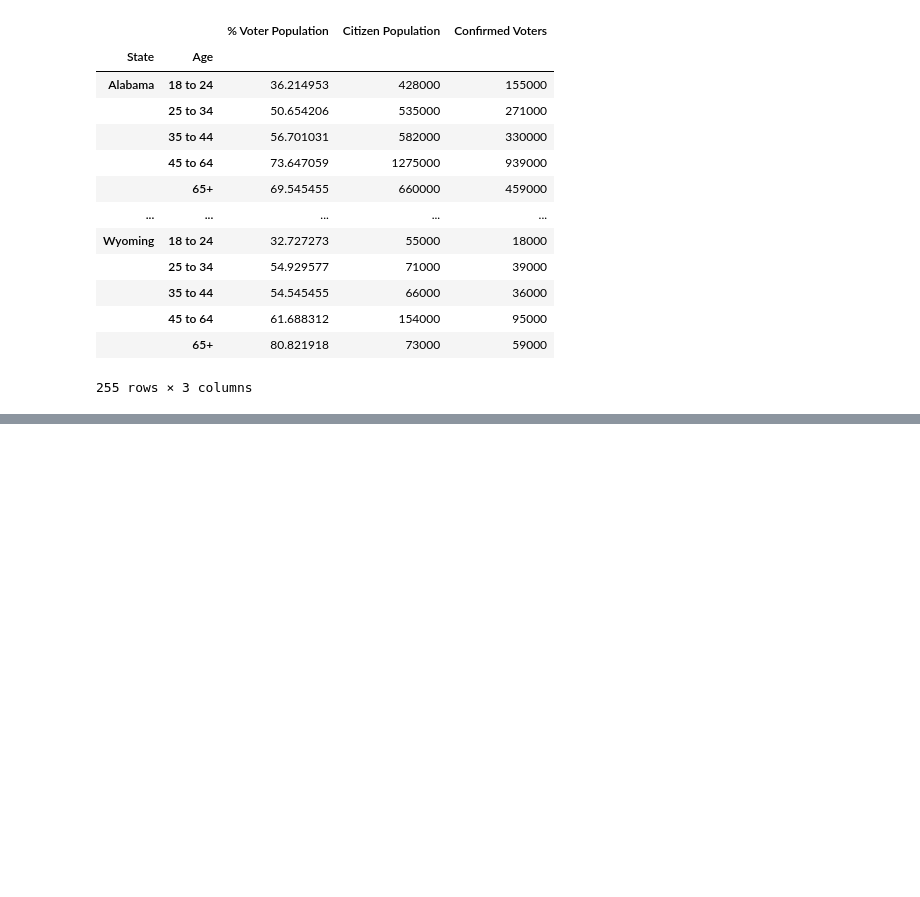
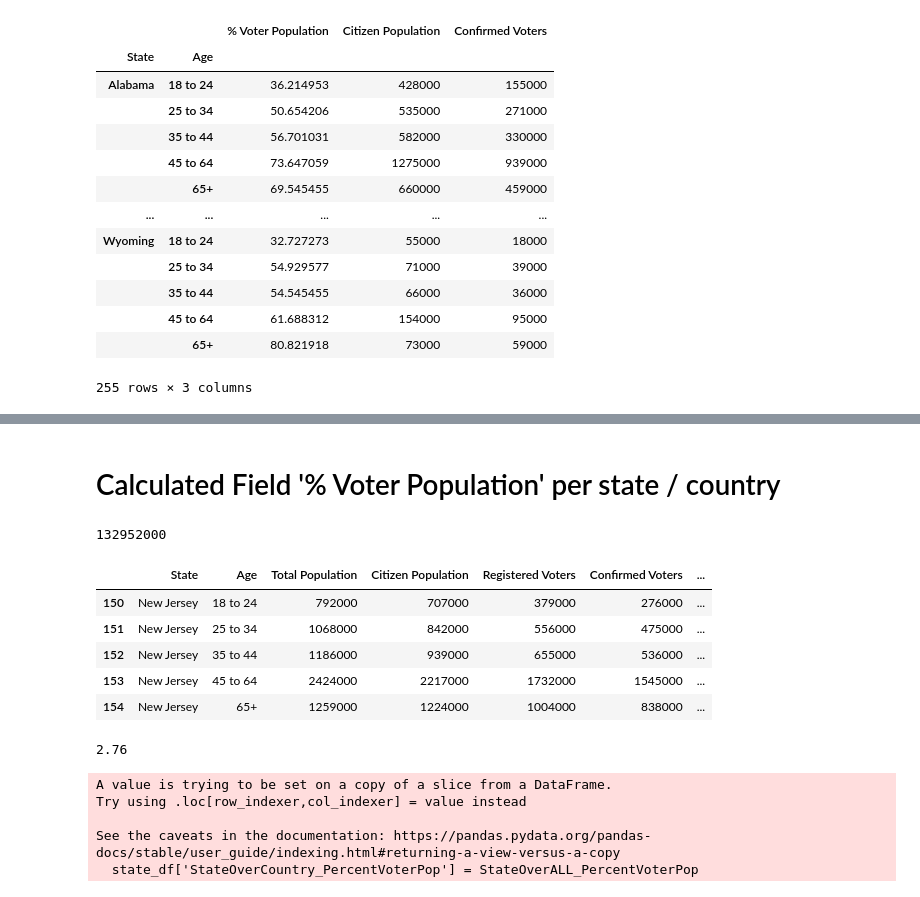
Before and after one commit to JeffreyAsuncion/Data_Analysis_2012_US_Voter_Data, a Jupyter notebook: US_Voter_2012.ipynb, the cells around one changed output, grey strips where cells are left out. Drawn from its saved outputs; the diff is of its cells as text; code cells hidden in the pictures; blank space fills up the shorter version.

```diff
--- a/US_Voter_2012.ipynb
+++ b/US_Voter_2012.ipynb
@@ -305,0 +341,18 @@ pivot2
+# %% [markdown]
+# Calculated Field '% Voter Population' per state / country
+# %%
+# 'Confirmed Voters' total
+
+Total_States_Voter_Population = df['Confirmed Voters'].sum()
+Total_States_Voter_Population
+# %% [output]
+132952000
+# %%
+df[df['State'] == 'New Jersey']
+# %% [output]
+|  | State | Age | Total Population | Citizen Population | Registered Voters | Confirmed Voters | ... |
+| 150 | New Jersey | 18 to 24 | 792000 | 707000 | 379000 | 276000 | ... |
+| 151 | New Jersey | 25 to 34 | 1068000 | 842000 | 556000 | 475000 | ... |
+| 152 | New Jersey | 35 to 44 | 1186000 | 939000 | 655000 | 536000 | ... |
+| 153 | New Jersey | 45 to 64 | 2424000 | 2217000 | 1732000 | 1545000 | ... |
+| 154 | New Jersey | 65+ | 1259000 | 1224000 | 1004000 | 838000 | ... |
@@ -305,0 +363,15 @@ pivot2
+# %%
+# StateOverALL_PercentVoterPop = f"{round((NJ_Confirmed_voters / Total_States_Voter_Population * 100), 2)} %"
+StateOverALL_PercentVoterPop = round((NJ_Confirmed_voters / Total_States_Voter_Population * 100), 2)
+
+StateOverALL_PercentVoterPop
+# %% [output]
+2.76
+# %%
+state_df['StateOverCountry_PercentVoterPop'] = StateOverALL_PercentVoterPop
+# %% [output]
+A value is trying to be set on a copy of a slice from a DataFrame.
+Try using .loc[row_indexer,col_indexer] = value instead
+
+See the caveats in the documentation: https://pandas.pydata.org/pandas-docs/stable/user_guide/indexing.html#returning-a-view-versus-a-copy
+  state_df['StateOverCountry_PercentVoterPop'] = StateOverALL_PercentVoterPop
```
Also changed, not shown: parts of 7 cells of this notebook.
